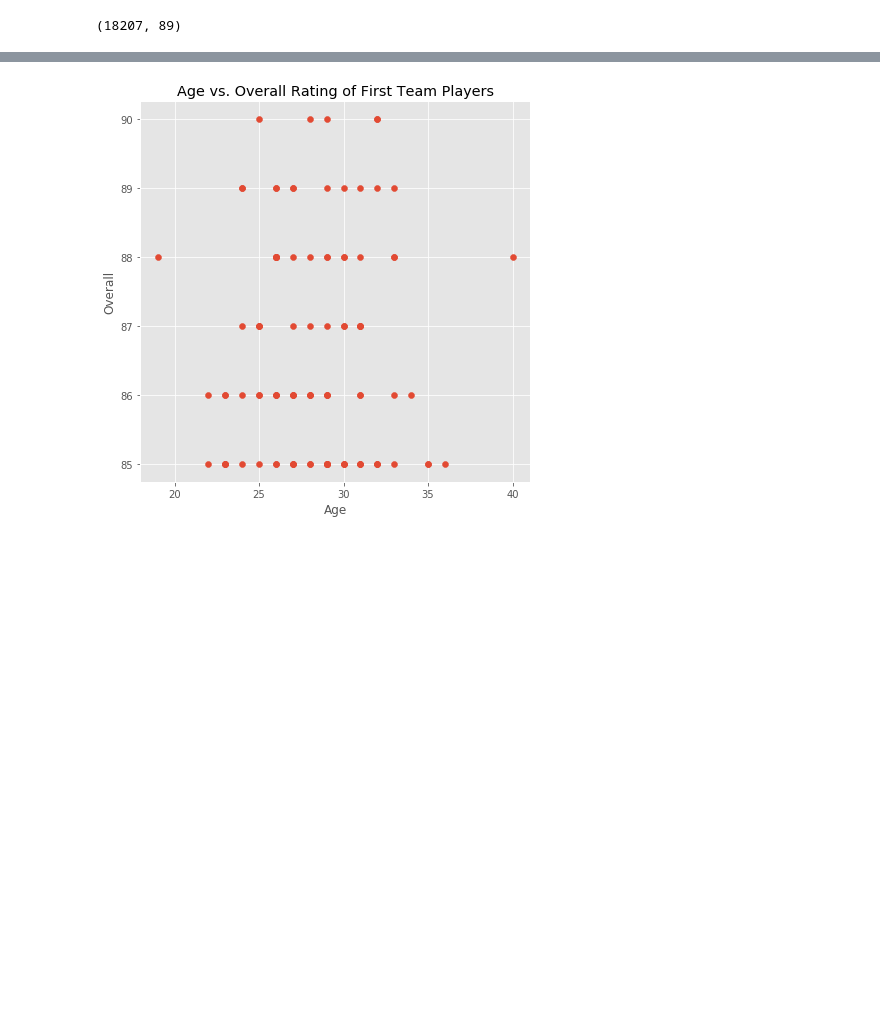
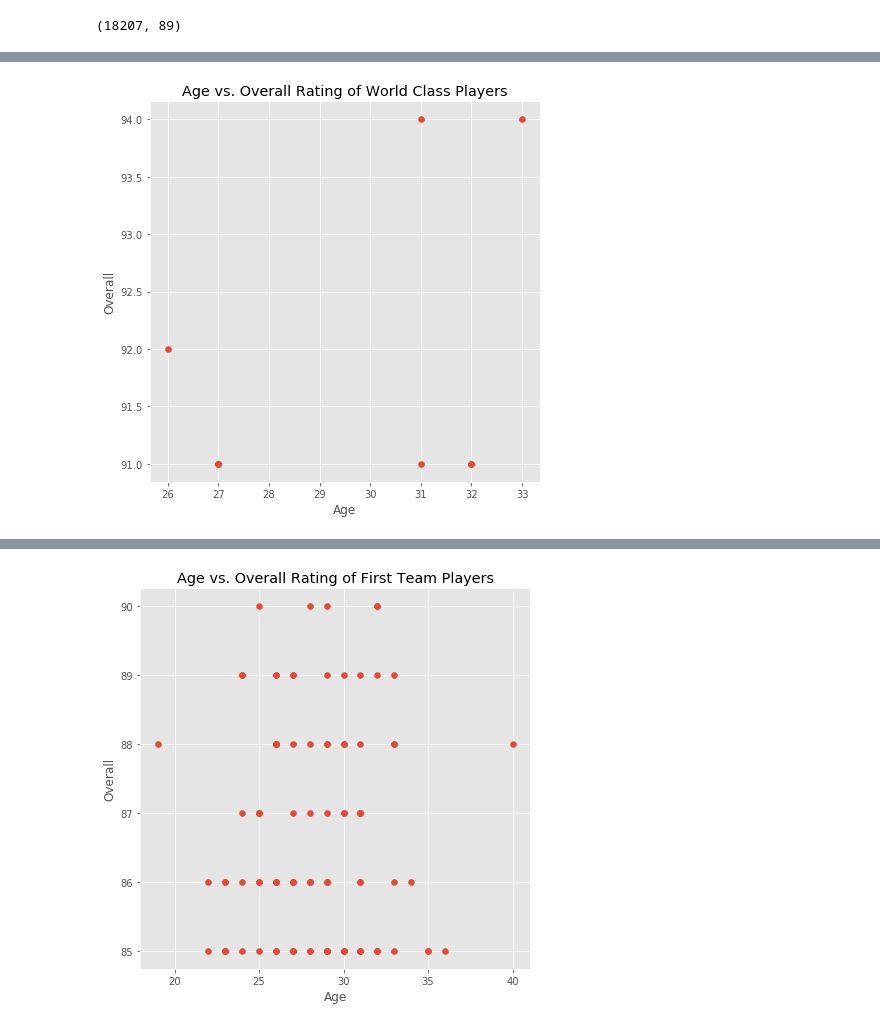
Before and after one commit to ckalibsnelson/Python-Projects, a Jupyter notebook: Fifa19.ipynb, the cells around one changed output, grey strips where cells are left out. Cells and saved outputs as stored; diff of their text form; code cells hidden in the pictures; blank space fills up the shorter version.

```diff
--- a/Fifa19.ipynb
+++ b/Fifa19.ipynb
@@ -191,0 +147,13 @@ first_team.head()
+# %%
+#plot scatter plot of relationship between Age and Overall of world class players
+style.use('ggplot')
+plt.figure(figsize=(7,7))
+plt.scatter(world_class[['Age']],world_class[['Overall']])
+plt.ylabel('Overall')
+plt.xlabel('Age')
+plt.title('Age vs. Overall Rating of World Class Players')
+plt.show()
+
+#no significant relationship between the two variables
+# %% [output]
+[figure, added]
```
Also changed, not shown: parts of 18 cells of this notebook.
